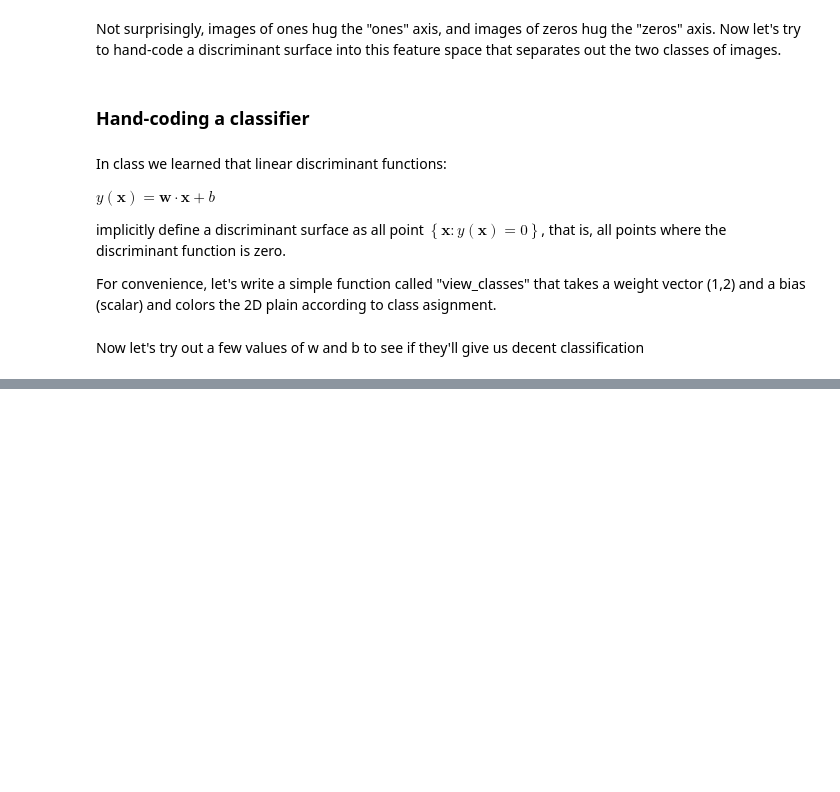
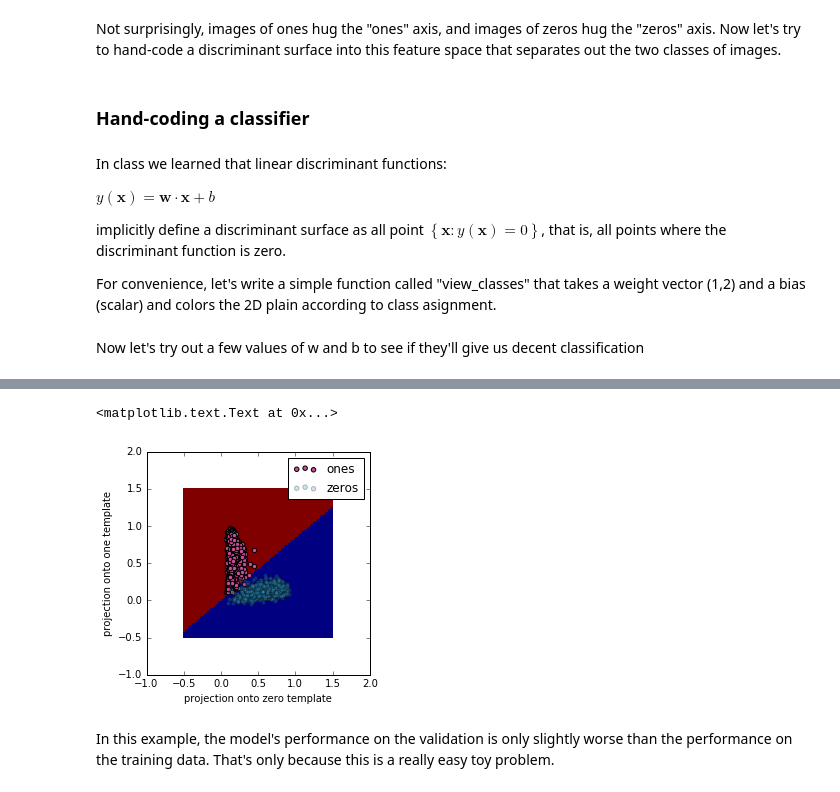
Before and after one commit to styvesg/BIOMI813, a Jupyter notebook: DIY_classifier.ipynb, the cells around one changed output, grey strips where cells are left out. Saved outputs shown, nothing was run; the diff lists cells and outputs as text; code cells hidden in the pictures; blank space fills up the shorter version.

```diff
--- a/DIY_classifier.ipynb
+++ b/DIY_classifier.ipynb
@@ -159,0 +268,13 @@ plt.ylabel('projection onto one template')
+# %%
+_ = view_class(best_solution, b)
+plt.scatter(val_phi_s_ones[:,0], val_phi_s_ones[:,1],c=one_color,label='ones', alpha = 1)
+plt.scatter(val_phi_s_zeros[:,0], val_phi_s_zeros[:,1],c=zero_color,label='zeros', alpha = 0.25)
+plt.legend()
+plt.gca().set_aspect('equal', adjustable='box')
+plt.xlabel('projection onto zero template')
+plt.ylabel('projection onto one template')
+# %% [output]
+<matplotlib.text.Text at 0x...>
+[figure, added]
+# %% [markdown]
+In this example, the model's performance on the validation is only slightly worse than the performance on the training data. That's only because this is a really easy toy problem.
```
Also changed, not shown: parts of 21 cells of this notebook, 1 other file.
